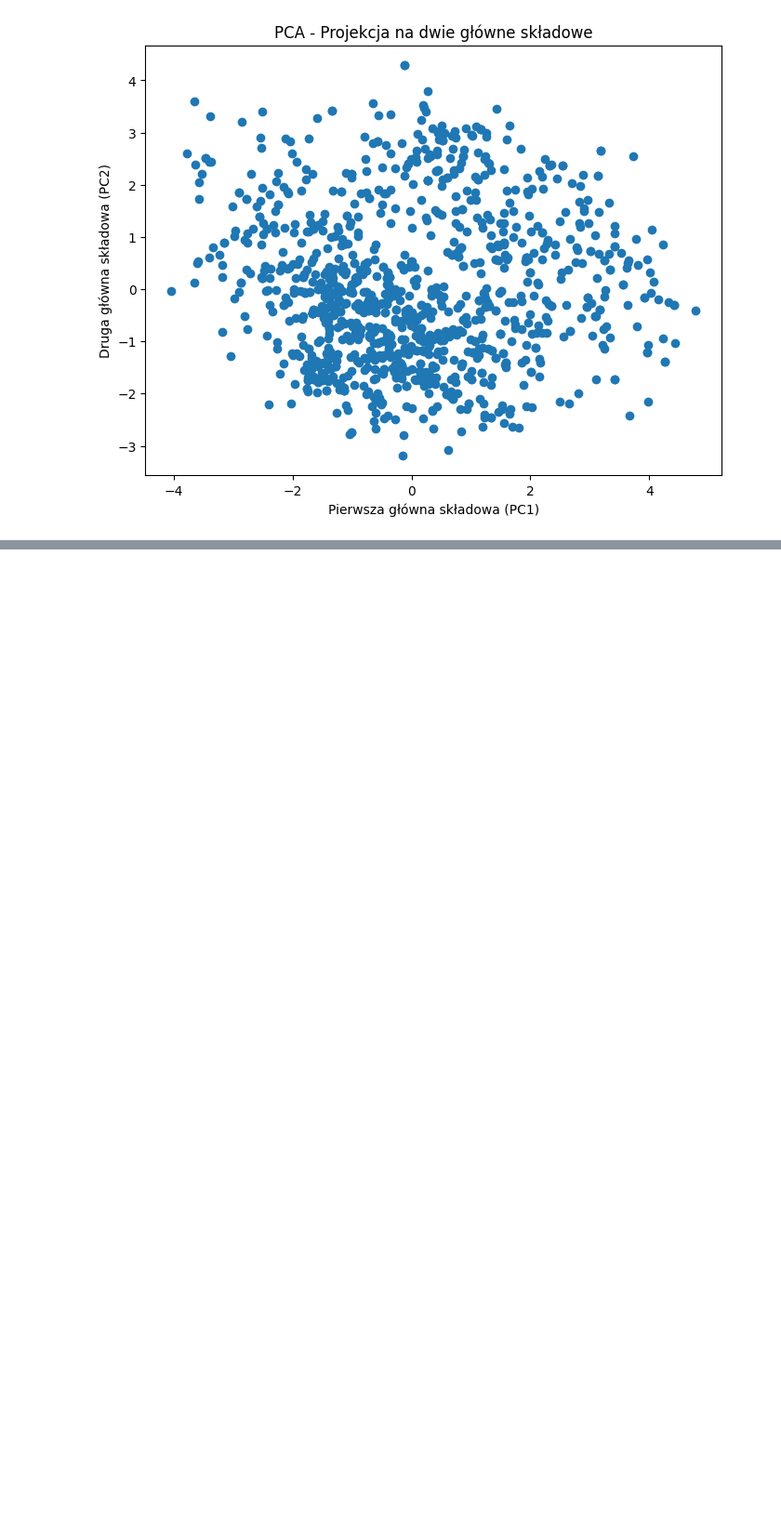
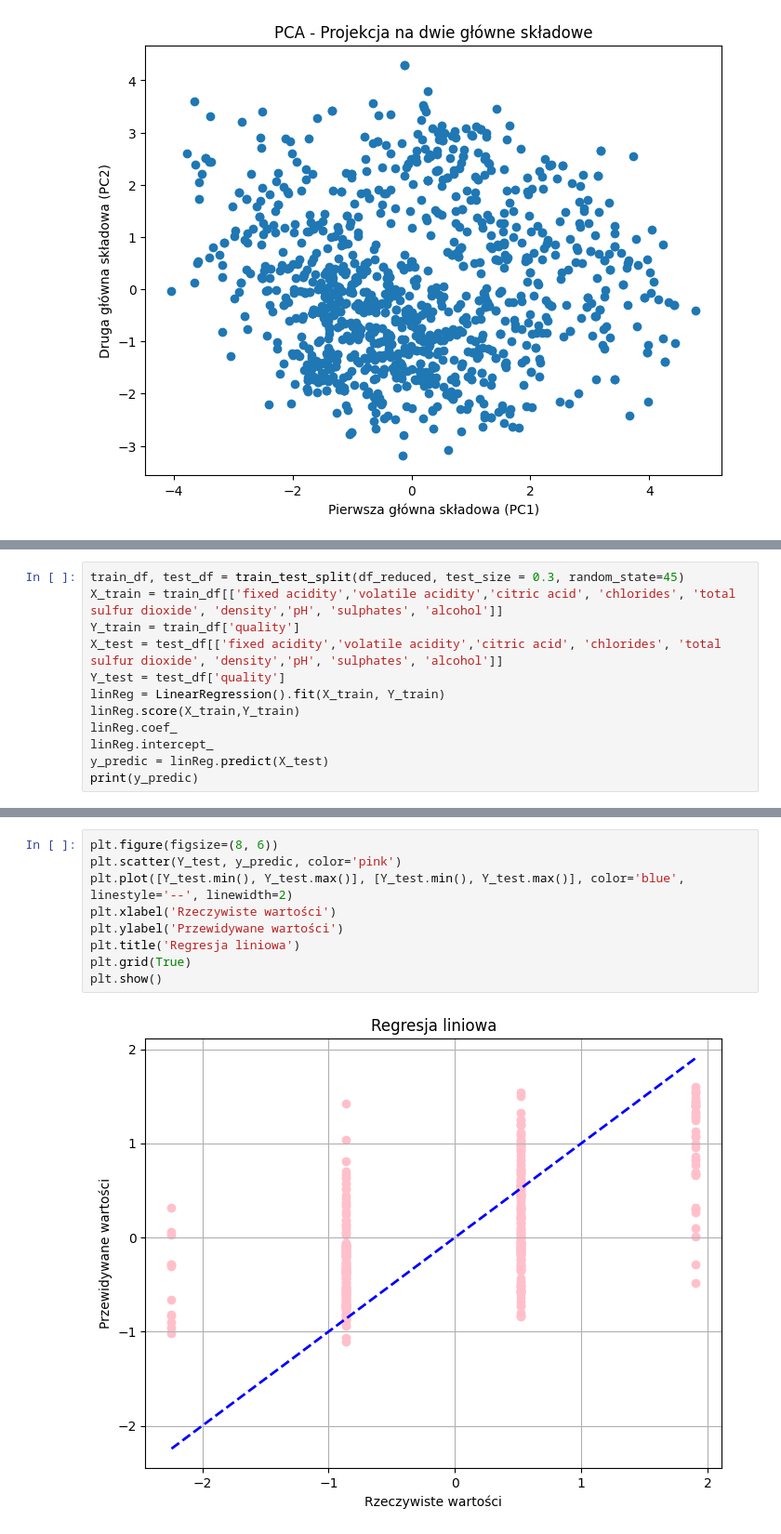
Before and after one commit to aleksandrast12/PUM_projekt, a Jupyter notebook: Projekt.ipynb, the cells around one changed output, grey strips where cells are left out. Shown: that part at 93% size. Drawn from its saved outputs; the diff is of its cells as text; blank space fills up the shorter version.

```diff
--- a/Projekt.ipynb
+++ b/Projekt.ipynb
@@ -94,0 +95,12 @@ Wyjaśniona wariancja [0.31285114 0.23666632 0.11634236 0.09516628 0.08108429 0.
+# %%
+train_df, test_df = train_test_split(df_reduced, test_size = 0.3, random_state=45)
+X_train = train_df[['fixed acidity','volatile acidity','citric acid', 'chlorides', 'total sulfur dioxide', 'density','pH', 'sulphates', 'alcohol']]
+Y_train = train_df['quality']
+X_test = test_df[['fixed acidity','volatile acidity','citric acid', 'chlorides', 'total sulfur dioxide', 'density','pH', 'sulphates', 'alcohol']]
+Y_test = test_df['quality']
+linReg = LinearRegression().fit(X_train, Y_train)
+linReg.score(X_train,Y_train)
+linReg.coef_
+linReg.intercept_
+y_predic = linReg.predict(X_test)
+print(y_predic)
@@ -94,0 +125,11 @@ Wyjaśniona wariancja [0.31285114 0.23666632 0.11634236 0.09516628 0.08108429 0.
+# %%
+plt.figure(figsize=(8, 6))
+plt.scatter(Y_test, y_predic, color='pink')
+plt.plot([Y_test.min(), Y_test.max()], [Y_test.min(), Y_test.max()], color='blue', linestyle='--', linewidth=2)
+plt.xlabel('Rzeczywiste wartości')
+plt.ylabel('Przewidywane wartości')
+plt.title('Regresja liniowa')
+plt.grid(True)
+plt.show()
+# %% [output]
+[figure, added]
```
Also changed, not shown: parts of 9 cells of this notebook.
